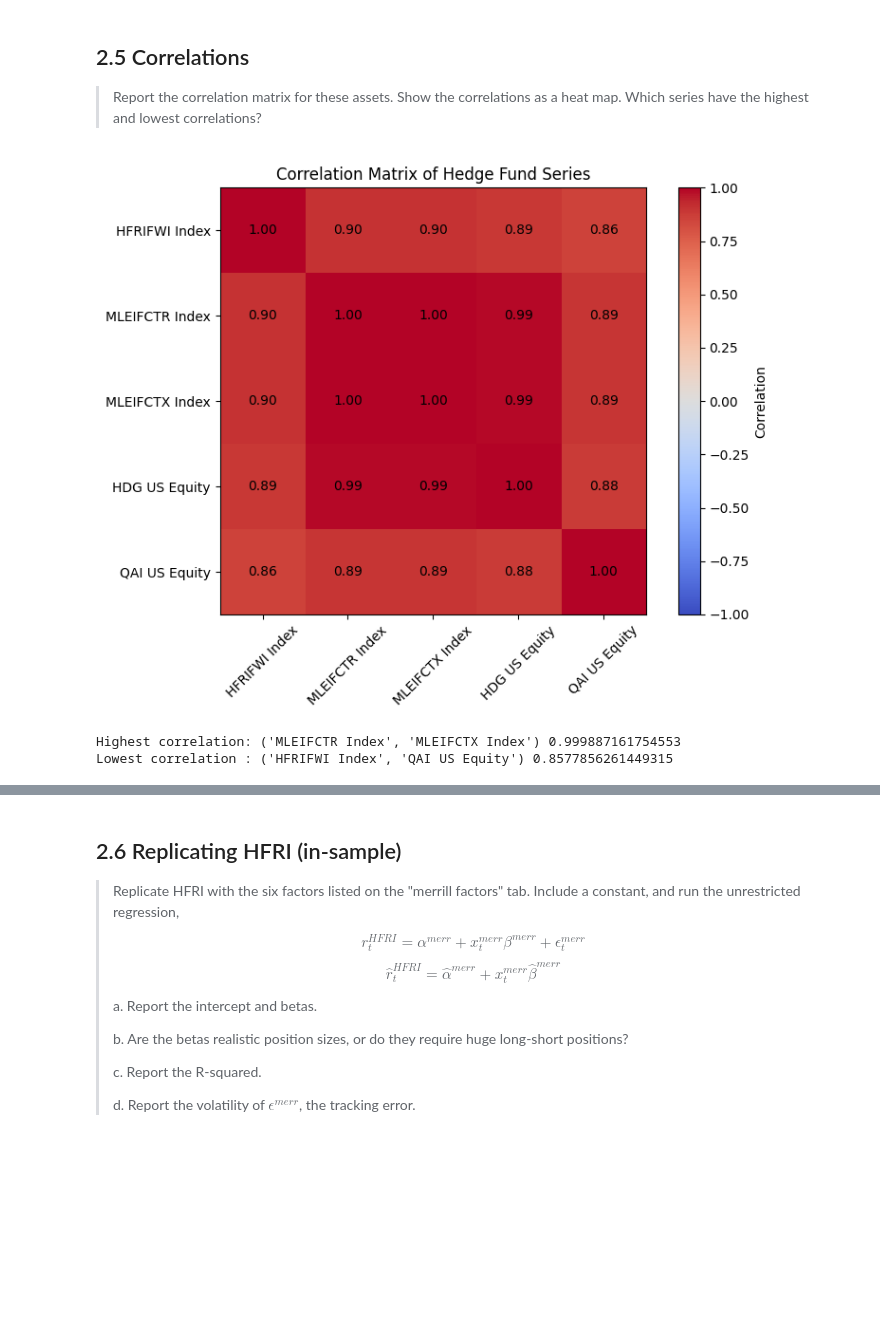
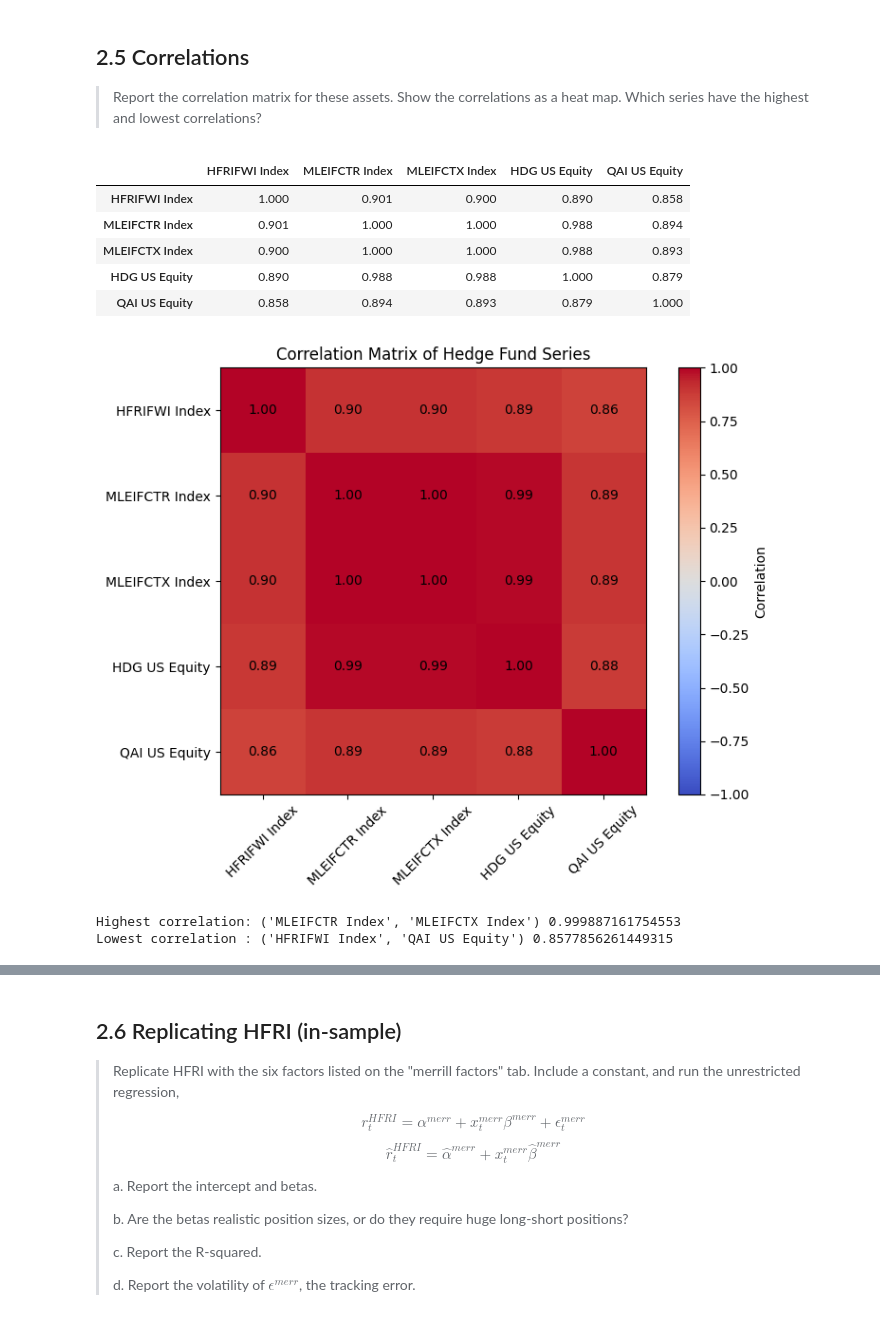
Before and after one commit to Brendon-Wang/finm-36700portfolio, a Jupyter notebook: hw2_proshares_replication/proshares_replication.ipynb, the cells around one changed output, grey strips where cells are left out. Saved outputs shown, nothing was run; the diff lists cells and outputs as text; code cells hidden in the pictures; blank space fills up the shorter version.

```diff
--- a/hw2_proshares_replication/proshares_replication.ipynb
+++ b/hw2_proshares_replication/proshares_replication.ipynb
@@ -290,28 +365,34 @@ Notably, as most AQR papers on this topic show hedge fund ETFs tend to perform p
 # %%
 # 2.5 Correlations
 corr = hf.corr()
-corr
+display(corr.style.format('{:.3f}'))
 
 # Heat map of the correlations
 plt.figure(figsize=(8, 6))
 plt.imshow(corr, cmap='coolwarm', vmin=-1, vmax=1)
 plt.colorbar(label='Correlation')
 plt.xticks(range(len(corr.columns)), corr.columns, rotation=45)
 plt.yticks(range(len(corr.index)), corr.index)
 for i in range(len(corr.columns)):
     for j in range(len(corr.index)):
         plt.text(j, i, f'{corr.iloc[i, j]:.2f}', ha='center', va='center', color='black')
 plt.title('Correlation Matrix of Hedge Fund Series')
 plt.tight_layout()
 plt.show()
 
 # Highest and lowest non-self correlations
 upper = corr.where(~np.eye(len(corr), dtype=bool))
 max_pair = upper.stack().idxmax()
 min_pair = upper.stack().idxmin()
 print('Highest correlation:', max_pair, upper.stack().max())
 print('Lowest correlation :', min_pair, upper.stack().min())
 # %% [output]
+|  | HFRIFWI Index | MLEIFCTR Index | MLEIFCTX Index | HDG US Equity | QAI US Equity |
+| HFRIFWI Index | 1.000 | 0.901 | 0.900 | 0.890 | 0.858 |
+| MLEIFCTR Index | 0.901 | 1.000 | 1.000 | 0.988 | 0.894 |
+| MLEIFCTX Index | 0.900 | 1.000 | 1.000 | 0.988 | 0.893 |
+| HDG US Equity | 0.890 | 0.988 | 0.988 | 1.000 | 0.879 |
+| QAI US Equity | 0.858 | 0.894 | 0.893 | 0.879 | 1.000 |
 [figure]
 Highest correlation: ('MLEIFCTR Index', 'MLEIFCTX Index') 0.999887161754553
 Lowest correlation : ('HFRIFWI Index', 'QAI US Equity') 0.8577856261449315
```
Also changed, not shown: parts of 21 cells of this notebook, 1 other file.
